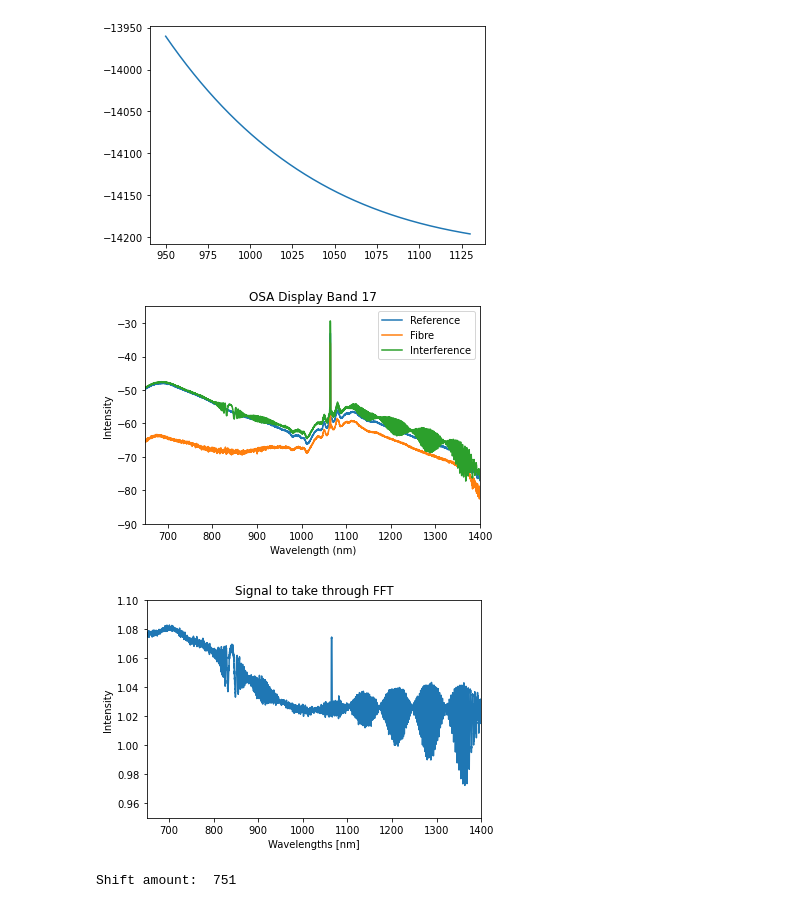
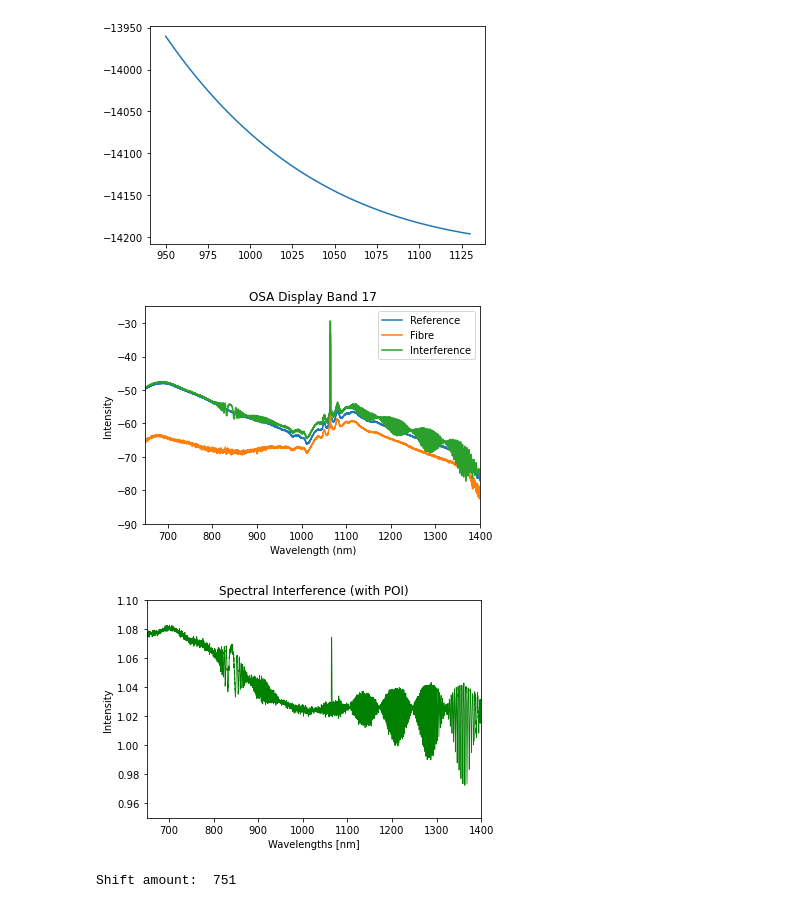
Before and after one commit to jmorse2020/Physics-FYP, a Jupyter notebook: Delta-phi-retrieval-on-data.ipynb, the cells around one changed output. Cells and saved outputs as stored; diff of their text form; code cells hidden in the pictures.

```diff
--- a/Delta-phi-retrieval-on-data.ipynb
+++ b/Delta-phi-retrieval-on-data.ipynb
@@ -68,36 +68,37 @@ reference_arm_intensity = reference_data[1]
 fibre_data = pd.read_csv(fibre_arm_data_file_path, header = header, skiprows = skip_rows)
 fibre_arm_intensity = fibre_data[1]
 spectral_interference_data = pd.read_csv(spectral_interference_data_file_path, header = header, skiprows = skip_rows)
 spectral_interference_intensity = spectral_interference_data[1]
 
 plt.plot(wavelengths, reference_arm_intensity, label = "Reference")
 plt.plot(wavelengths, fibre_arm_intensity, label = "Fibre")
 plt.plot(wavelengths, spectral_interference_intensity, label = "Interference")
 plt.xlim([650,1400])
 plt.ylim([-90,-25])
 plt.xlabel("Wavelength (nm)")
 plt.ylabel("Intensity")
 plt.title("OSA Display Band 17")
 plt.legend()
 plt.show()
 
 if is_log:
     for data in [reference_arm_intensity, fibre_arm_intensity, spectral_interference_intensity]:
         data = LogConversion(data)
 
 # Convert and extract the phase by dividing by the other arms...
 # Note - change name from spectral_phase to something else
 spectral_phase =  ((spectral_interference_intensity - reference_arm_intensity - fibre_arm_intensity) + np.sqrt(reference_arm_intensity * fibre_arm_intensity)) / (2 * np.sqrt(reference_arm_intensity * fibre_arm_intensity))
-plt.plot(wavelengths, spectral_phase, label="Extracted spectral phase")
+plt.plot(wavelengths, spectral_phase, label="Extracted spectral phase", linewidth = 0.8, color = 'g')
 plt.xlim([650,1400])
 plt.ylim([0.95,1.1])
-plt.title("Signal to take through FFT")
+plt.title("Spectral Interference (with POI)")
 plt.xlabel("Wavelengths [nm]")
 plt.ylabel("Intensity")
+plt.savefig("/Users/jackmorse/Desktop/SI-with-POI.png", dpi = 1200)
 plt.show()
 # %% [output]
 [figure]
-[figure, old version]
+[figure, new version]
 # %%
 # You can filter the spectral phase data, e.g. if it baloons near edges or contains a point of inflection you wish to remove ...
 min_spectral_phase_wavelength = 900
```
Also changed, not shown: parts of 1 cell of this notebook, 3 other files.
